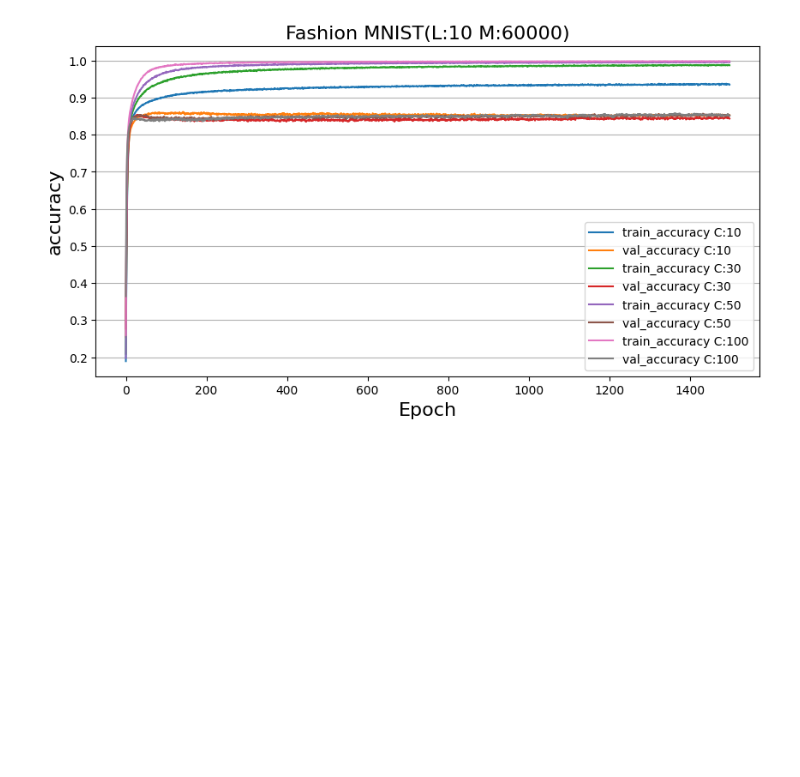
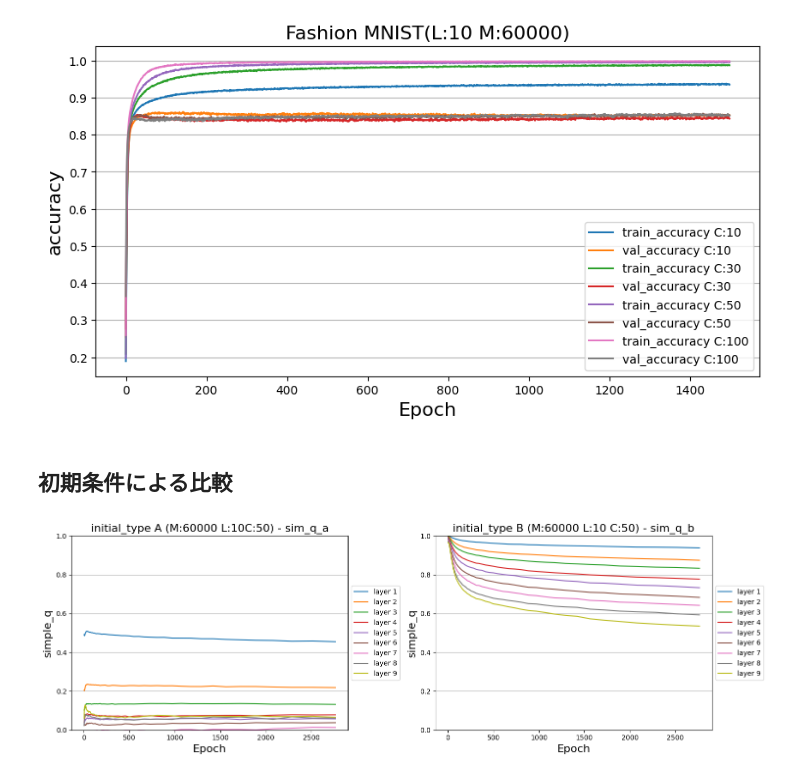
Before and after one commit to yusukeorito/Master_research, a Jupyter notebook: exp011/notebooks/Exp011_result001.ipynb, the cells around one changed output. Saved outputs shown, nothing was run; the diff lists cells and outputs as text; code cells hidden in the pictures; blank space fills up the shorter version.

```diff
--- a/exp011/notebooks/Exp011_result001.ipynb
+++ b/exp011/notebooks/Exp011_result001.ipynb
@@ -161,3 +163,50 @@ for history, c in zip(history_list,c_list):
 ax.grid(axis='y')
 # %% [output]
 [figure]
+# %% [markdown]
+## 初期条件による比較
+# %%
+with open(f'./Output/Overlap/q/M{CFG.M}/q2_stopW_iniA_L{CFG.L}_C{CFG.C}_{CFG.train}.txt','rb') as f:
+  q2_a=pickle.loads(f.read())
+
+with open(f'./Output/Overlap/q/M{CFG.M}/sim_q_stopW_iniA_L{CFG.L}_C{CFG.C}_{CFG.train}.txt','rb') as f:
+  sim_q_a=pickle.loads(f.read())
+
+with open(f'./Output/Overlap/q/M{CFG.M}/q2_stopW_iniB_L{CFG.L}_C{CFG.C}_{CFG.train}.txt','rb') as f:
+  q2_b=pickle.loads(f.read())
+
+with open(f'./Output/Overlap/q/M{CFG.M}/sim_q_stopW_iniB_L{CFG.L}_C{CFG.C}_{CFG.train}.txt','rb') as f:
+  sim_q_b=pickle.loads(f.read())
+
+with open(f'./Output/Overlap/Layer_q/M{CFG.M}/layerq_stopW_iniA_L{CFG.L}_C{CFG.C}_train.txt','rb') as f:
+  layer_q_a =pickle.loads(f.read())
+
+with open(f'./Output/Overlap/Layer_q/M{CFG.M}/layerq_stopW_iniB_L{CFG.L}_C{CFG.C}_train.txt','rb') as f:
+  layer_q_b =pickle.loads(f.read())
+# %%
+fig, axs = plt.subplots(1, 2, figsize=(15, 5))
+
+# Plot for sim_q_a
+for i, l in enumerate(CFG.layer_name_list[:-1]):
+    axs[0].plot(sim_q_a['time'][3:], sim_q_a[l][3:], label=f'layer {i+1}')
+axs[0].set_xlabel('Epoch', fontsize=16)
+axs[0].set_ylabel('simple_q', fontsize=16)
+axs[0].set_title(f'initial_type A (M:{CFG.M} L:{CFG.L}C:{CFG.C}) - sim_q_a', fontsize=16)
+axs[0].set_ylim(0, 1)
+axs[0].grid(axis='y')
+axs[0].legend(loc='center left', bbox_to_anchor=(1, 0.5))
+
+# Plot for sim_q_b
+for i, l in enumerate(CFG.layer_name_list[:-1]):
+    axs[1].plot(sim_q_b['time'][3:], sim_q_b[l][3:], label=f'layer {i+1}')
+axs[1].set_xlabel('Epoch', fontsize=16)
+axs[1].set_ylabel('simple_q', fontsize=16)
+axs[1].set_title(f'initial_type B (M:{CFG.M} L:{CFG.L} C:{CFG.C}) - sim_q_b', fontsize=16)
+axs[1].set_ylim(0, 1)
+axs[1].grid(axis='y')
+axs[1].legend(loc='center left', bbox_to_anchor=(1, 0.5))
+
+plt.tight_layout()
+plt.show()
+# %% [output]
+[figure, added]
```
Also changed, not shown: parts of 13 cells of this notebook.
